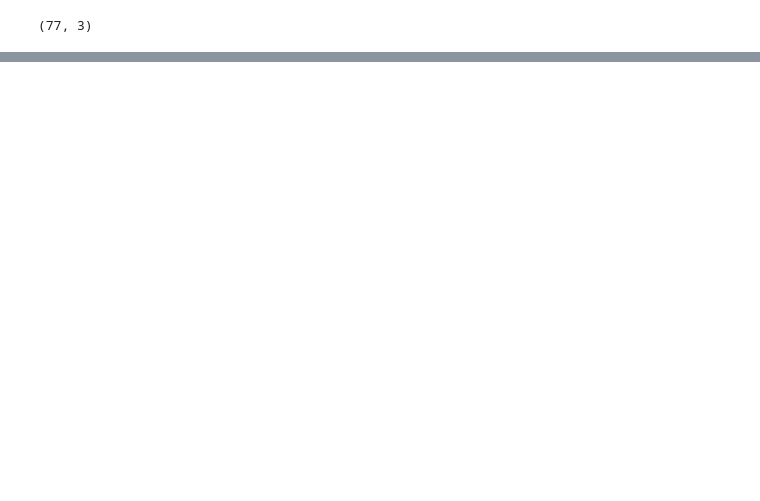
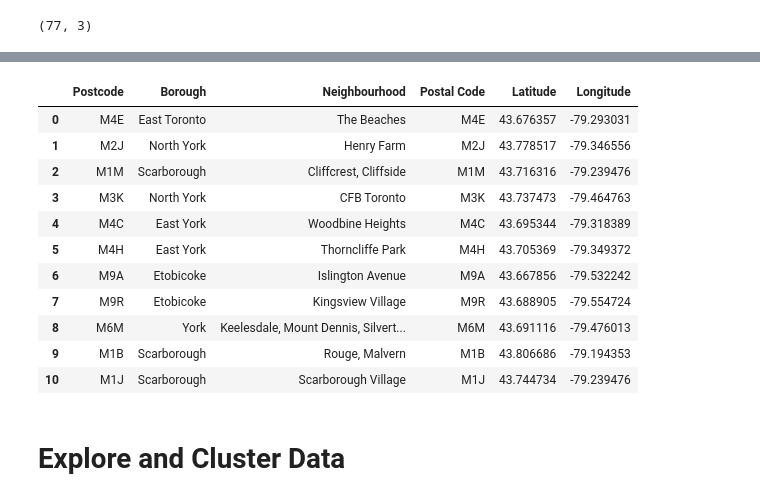
Before and after one commit to ndzelenla/coursera_capstone_project, a Jupyter notebook: Toronto_Neighborhood.ipynb, the cells around one changed output, grey strips where cells are left out. Saved outputs shown, nothing was run; the diff lists cells and outputs as text; code cells hidden in the pictures; blank space fills up the shorter version.

```diff
--- a/Toronto_Neighborhood.ipynb
+++ b/Toronto_Neighborhood.ipynb
@@ -132,0 +160,7 @@ df_toronto.shape
+# %%
+
+toronto_dict = {'Postcode':Postcode_u, 'Borough':Borough_u, 'Neighbourhood':Neighbourhood_u,
+              'Latitude': latitude, 'Longitude':longitude}
+df_toronto = pd.DataFrame.from_dict(toronto_dict)
+df_toronto.to_csv('toronto_base.csv')
+df_toronto.head(10)
@@ -132,0 +169,10 @@ df_toronto.shape
+# %%
+#Get data lat/long data from csv
+import pandas as pd
+lat_long_cor = df_data_1
+lat_long_cor.head()
+
+#rename columns and set the index to be Postcode
+#lat_long_cor.columns = ["Postcode", "Latitude", "Longitude"]
+#if(lat_long_cor.index.name != 'Postcode'):
+#    lat_long_cor = lat_long_cor.set_index('Postcode')
@@ -132,0 +186,18 @@ df_toronto.shape
+# %%
+df_toronto = pd.merge(df_toronto,lat_long_cor, on = None, how='inner',left_on='Postcode',right_on ='Postal Code',right_index = False,indicator = False)
+df_toronto.head(11)
+# %% [output]
+|  | Postcode | Borough | Neighbourhood | Postal Code | Latitude | Longitude |
+| 0 | M4E | East Toronto | The Beaches | M4E | 43.676357 | -79.293031 |
+| 1 | M2J | North York | Henry Farm | M2J | 43.778517 | -79.346556 |
+| 2 | M1M | Scarborough | Cliffcrest, Cliffside | M1M | 43.716316 | -79.239476 |
+| 3 | M3K | North York | CFB Toronto | M3K | 43.737473 | -79.464763 |
+| 4 | M4C | East York | Woodbine Heights | M4C | 43.695344 | -79.318389 |
+| 5 | M4H | East York | Thorncliffe Park | M4H | 43.705369 | -79.349372 |
+| 6 | M9A | Etobicoke | Islington Avenue | M9A | 43.667856 | -79.532242 |
+| 7 | M9R | Etobicoke | Kingsview Village | M9R | 43.688905 | -79.554724 |
+| 8 | M6M | York | Keelesdale, Mount Dennis, Silvert... | M6M | 43.691116 | -79.476013 |
+| 9 | M1B | Scarborough | Rouge, Malvern | M1B | 43.806686 | -79.194353 |
+| 10 | M1J | Scarborough | Scarborough Village | M1J | 43.744734 | -79.239476 |
+# %% [markdown]
+# Explore and Cluster Data
```
Also changed, not shown: parts of 23 cells of this notebook.
